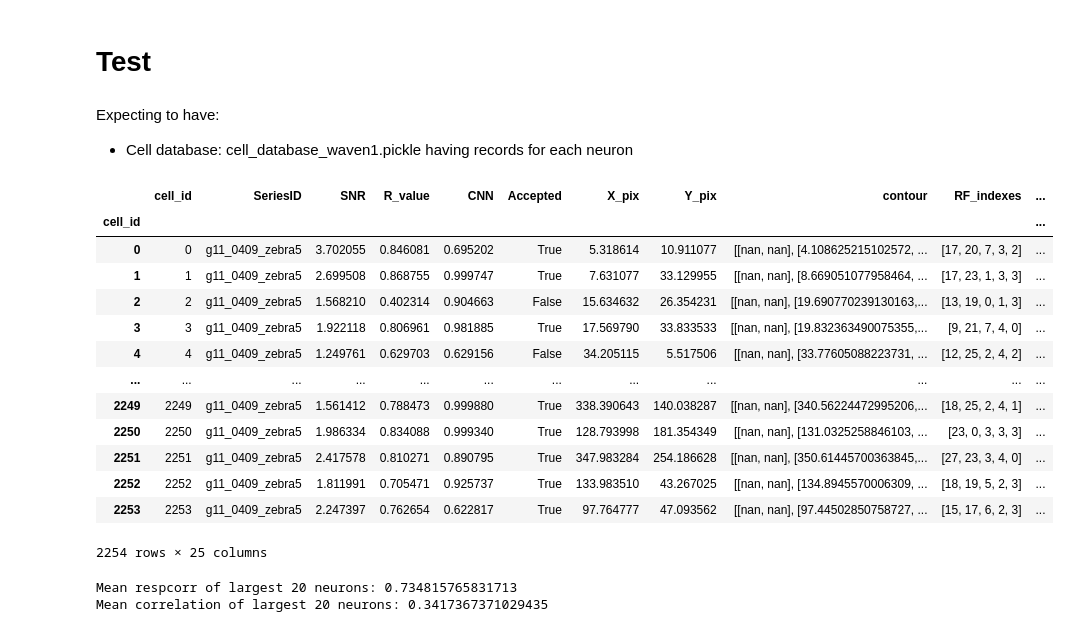
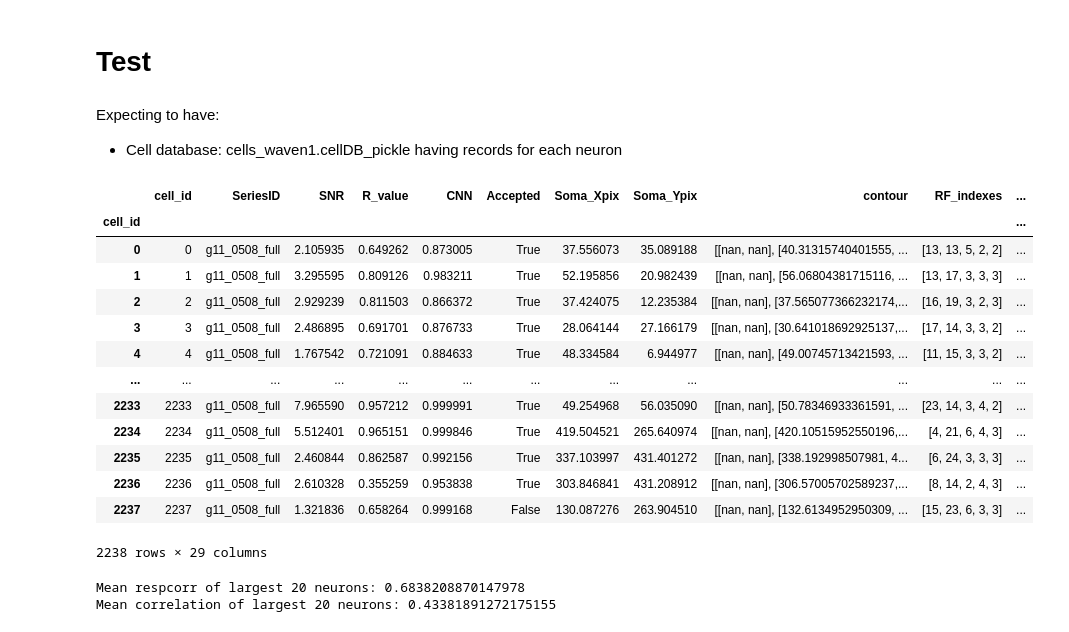
Before and after one commit to katonage/waven2, a Jupyter notebook: waven2/6_full_modell_test.ipynb, the cells around one changed output. Cells and saved outputs as stored; diff of their text form; code cells hidden in the pictures.

```diff
--- a/waven2/6_full_modell_test.ipynb
+++ b/waven2/6_full_modell_test.ipynb
@@ -11,10 +11,18 @@ from wavelet_utils import loadFilterParamDict
 from analysis_utils import apply_model, fit_model, smooth_stimulus_signals
 # %% [markdown]
 Expecting to have:
-* Cell database: cell_database_waven1.pickle having records for each neuron
+* Cell database: cells_waven1.cellDB_pickle having records for each neuron
+# %%
+#jobFolder_str=r"GBM11\g11_0409_zebra"
+jobFolder_str=r"GBM11\g11_0409_zebra5"
+jobFolder_str=r"GBM11\g11_0415_zebra5"
+jobFolder_str=r"GBM11\g11_0423_zebra6"
+jobFolder_str=r"GBM11\g11_0508_full"
+#jobFolder_str=r"GBM15\g15_0408_zebra"
+#jobFolder_str=r"GBM15\g15_0422_zebra3"
 # %%
 # Path definitions
-data_path = r"D:\SynologyDriveSyncedDATA\PROCESSED\GBM\GBM11\g11_0409_zebra5\ZEBRA_ANALYSIS"
+data_path = "D:\\SynologyDriveSyncedDATA\\PROCESSED\\GBM\\" +  jobFolder_str + "\\ZEBRA_ANALYSIS"
 
 temppath = r'D:\SynologyDriveSyncedDATA\PROCESSED\Waven'
 
@@ -27,26 +35,26 @@ downsampled_video_path = Path(temppath) / r"zebra_s0_d420.0_fps59.94_RESAMPLED30
 # %%
 # Load inputs
 xs, ys, angles, sizes, freqs, phases, visual_coverage, full_screen_coverage, screen_x, screen_y = loadFilterParamDict(paramspath)
 
-input_pickle= Path(data_path) / "cell_database_waven1.pickle"
+input_pickle= Path(data_path) / "cells_waven1.cellDB_pickle"
 df_cells=pd.read_pickle(input_pickle)
 
 df_cells
 # %% [output]
-|  | cell_id | SeriesID | SNR | R_value | CNN | Accepted | X_pix | Y_pix | contour | RF_indexes | ... |
+|  | cell_id | SeriesID | SNR | R_value | CNN | Accepted | Soma_Xpix | Soma_Ypix | contour | RF_indexes | ... |
 | cell_id |  |  |  |  |  |  |  |  |  |  | ... |
-| 0 | 0 | g11_0409_zebra5 | 3.702055 | 0.846081 | 0.695202 | True | 5.318614 | 10.911077 | [[nan, nan], [4.108625215102572, ... | [17, 20, 7, 3, 2] | ... |
-| 1 | 1 | g11_0409_zebra5 | 2.699508 | 0.868755 | 0.999747 | True | 7.631077 | 33.129955 | [[nan, nan], [8.669051077958464, ... | [17, 23, 1, 3, 3] | ... |
-| 2 | 2 | g11_0409_zebra5 | 1.568210 | 0.402314 | 0.904663 | False | 15.634632 | 26.354231 | [[nan, nan], [19.690770239130163,... | [13, 19, 0, 1, 3] | ... |
-| 3 | 3 | g11_0409_zebra5 | 1.922118 | 0.806961 | 0.981885 | True | 17.569790 | 33.833533 | [[nan, nan], [19.832363490075355,... | [9, 21, 7, 4, 0] | ... |
-| 4 | 4 | g11_0409_zebra5 | 1.249761 | 0.629703 | 0.629156 | False | 34.205115 | 5.517506 | [[nan, nan], [33.77605088223731, ... | [12, 25, 2, 4, 2] | ... |
+| 0 | 0 | g11_0508_full | 2.105935 | 0.649262 | 0.873005 | True | 37.556073 | 35.089188 | [[nan, nan], [40.31315740401555, ... | [13, 13, 5, 2, 2] | ... |
+| 1 | 1 | g11_0508_full | 3.295595 | 0.809126 | 0.983211 | True | 52.195856 | 20.982439 | [[nan, nan], [56.06804381715116, ... | [13, 17, 3, 3, 3] | ... |
+| 2 | 2 | g11_0508_full | 2.929239 | 0.811503 | 0.866372 | True | 37.424075 | 12.235384 | [[nan, nan], [37.565077366232174,... | [16, 19, 3, 2, 3] | ... |
+| 3 | 3 | g11_0508_full | 2.486895 | 0.691701 | 0.876733 | True | 28.064144 | 27.166179 | [[nan, nan], [30.641018692925137,... | [17, 14, 3, 3, 2] | ... |
+| 4 | 4 | g11_0508_full | 1.767542 | 0.721091 | 0.884633 | True | 48.334584 | 6.944977 | [[nan, nan], [49.00745713421593, ... | [11, 15, 3, 3, 2] | ... |
 | ... | ... | ... | ... | ... | ... | ... | ... | ... | ... | ... | ... |
-| 2249 | 2249 | g11_0409_zebra5 | 1.561412 | 0.788473 | 0.999880 | True | 338.390643 | 140.038287 | [[nan, nan], [340.56224472995206,... | [18, 25, 2, 4, 1] | ... |
-| 2250 | 2250 | g11_0409_zebra5 | 1.986334 | 0.834088 | 0.999340 | True | 128.793998 | 181.354349 | [[nan, nan], [131.0325258846103, ... | [23, 0, 3, 3, 3] | ... |
-| 2251 | 2251 | g11_0409_zebra5 | 2.417578 | 0.810271 | 0.890795 | True | 347.983284 | 254.186628 | [[nan, nan], [350.61445700363845,... | [27, 23, 3, 4, 0] | ... |
-| 2252 | 2252 | g11_0409_zebra5 | 1.811991 | 0.705471 | 0.925737 | True | 133.983510 | 43.267025 | [[nan, nan], [134.8945570006309, ... | [18, 19, 5, 2, 3] | ... |
-| 2253 | 2253 | g11_0409_zebra5 | 2.247397 | 0.762654 | 0.622817 | True | 97.764777 | 47.093562 | [[nan, nan], [97.44502850758727, ... | [15, 17, 6, 2, 3] | ... |
+| 2233 | 2233 | g11_0508_full | 7.965590 | 0.957212 | 0.999991 | True | 49.254968 | 56.035090 | [[nan, nan], [50.78346933361591, ... | [23, 14, 3, 4, 2] | ... |
+| 2234 | 2234 | g11_0508_full | 5.512401 | 0.965151 | 0.999846 | True | 419.504521 | 265.640974 | [[nan, nan], [420.10515952550196,... | [4, 21, 6, 4, 3] | ... |
+| 2235 | 2235 | g11_0508_full | 2.460844 | 0.862587 | 0.992156 | True | 337.103997 | 431.401272 | [[nan, nan], [338.192998507981, 4... | [6, 24, 3, 3, 3] | ... |
+| 2236 | 2236 | g11_0508_full | 2.610328 | 0.355259 | 0.953838 | True | 303.846841 | 431.208912 | [[nan, nan], [306.57005702589237,... | [8, 14, 2, 4, 3] | ... |
+| 2237 | 2237 | g11_0508_full | 1.321836 | 0.658264 | 0.999168 | False | 130.087276 | 263.904510 | [[nan, nan], [132.6134952950309, ... | [15, 23, 6, 3, 3] | ... |
-2254 rows × 25 columns
+2238 rows × 29 columns
 # %%
 resolution = 2.14 # um/px
 # %%
@@ -133,8 +141,8 @@ for i in tqdm(torun):
 print(f"Mean respcorr of largest 20 neurons: {np.mean(respcorr[largest_respcorr_indices])}")
 print(f"Mean correlation of largest 20 neurons: {np.mean(X_corr[largest_respcorr_indices])}")
 # %% [output]
-Mean respcorr of largest 20 neurons: 0.734815765831713
-Mean correlation of largest 20 neurons: 0.3417367371029435
+Mean respcorr of largest 20 neurons: 0.6838208870147978
+Mean correlation of largest 20 neurons: 0.43381891272175155
 # %%
 print(f"Mean correlation of respcorr>0.2 neurons: {np.mean(X_corr[respcorr>0.2])}")
 # %% [output]
```
Also changed, not shown: parts of 4 cells of this notebook, 4 other files.
